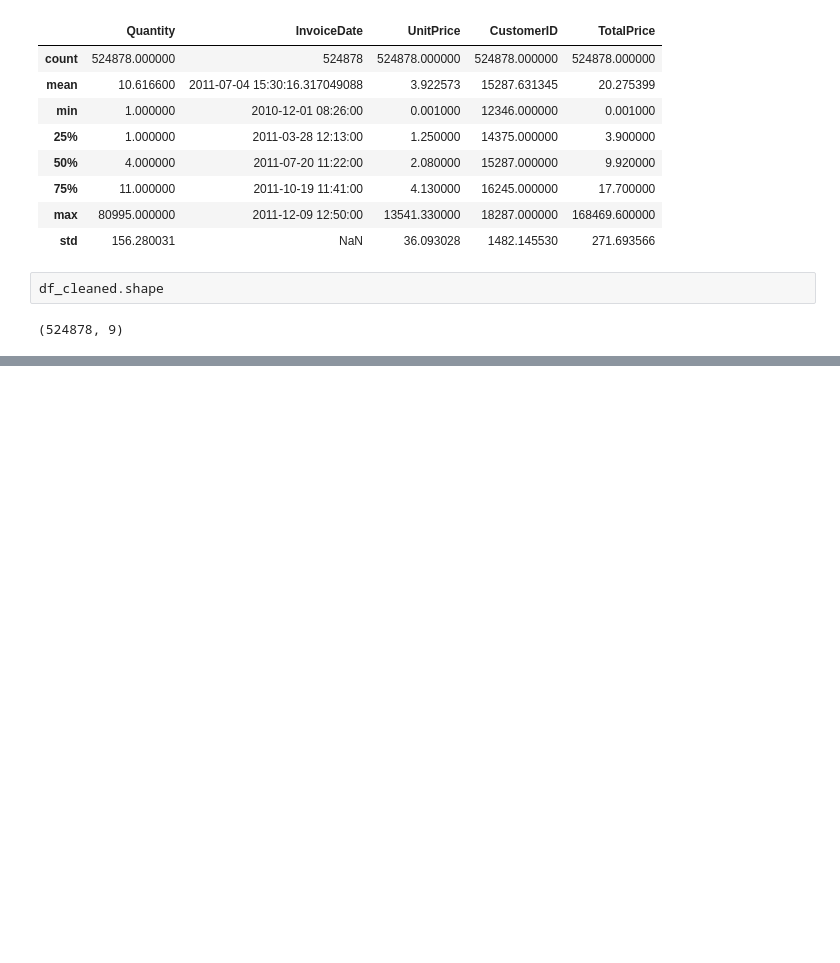
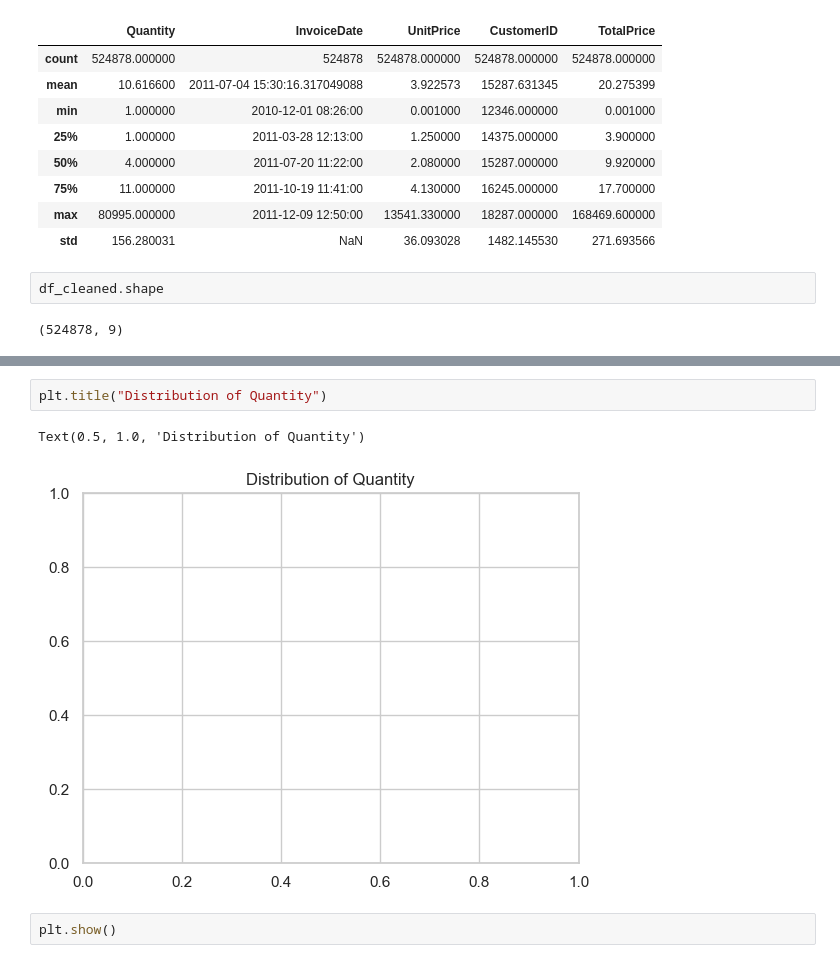
Before and after one commit to SelinaFischer/Project-1-Online-Retail-Transaction-Analysis, a Jupyter notebook: jupyter_notebooks/data_investigation.ipynb, the cells around one changed output, grey strips where cells are left out. Drawn from its saved outputs; the diff is of its cells as text; blank space fills up the shorter version.

```diff
--- a/jupyter_notebooks/data_investigation.ipynb
+++ b/jupyter_notebooks/data_investigation.ipynb
@@ -768,0 +781,7 @@ df_cleaned.shape
+# %%
+plt.title("Distribution of Quantity")
+# %% [output]
+Text(0.5, 1.0, 'Distribution of Quantity')
+[figure, added]
+# %%
+plt.show()
```
Also changed, not shown: parts of 7 cells of this notebook, 4 other files.
